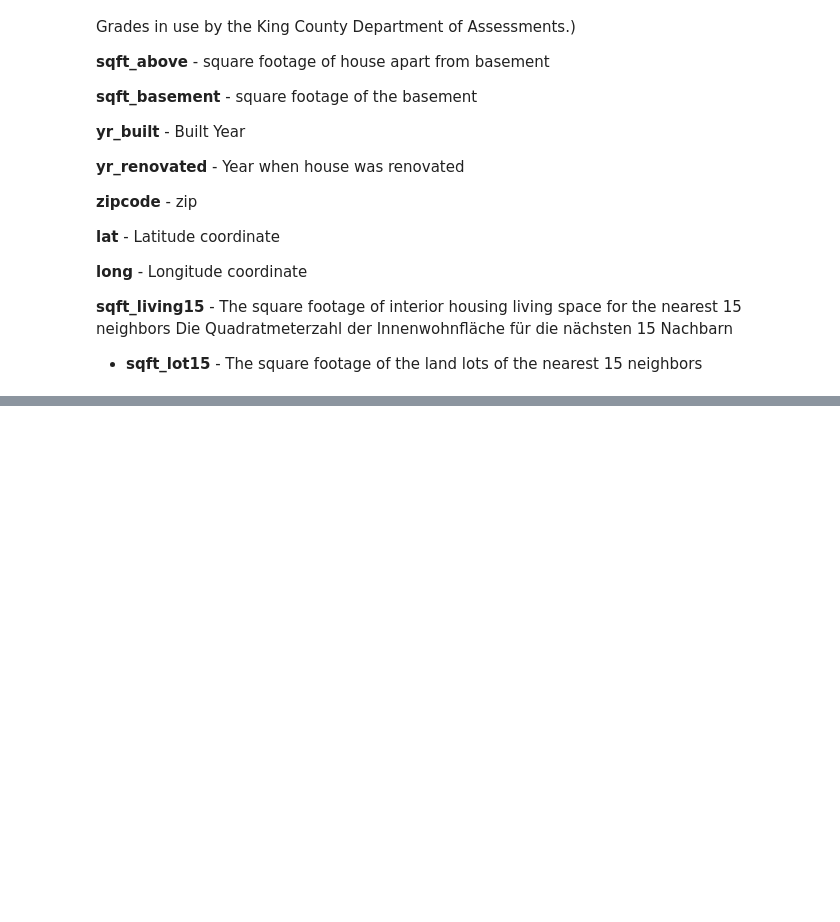
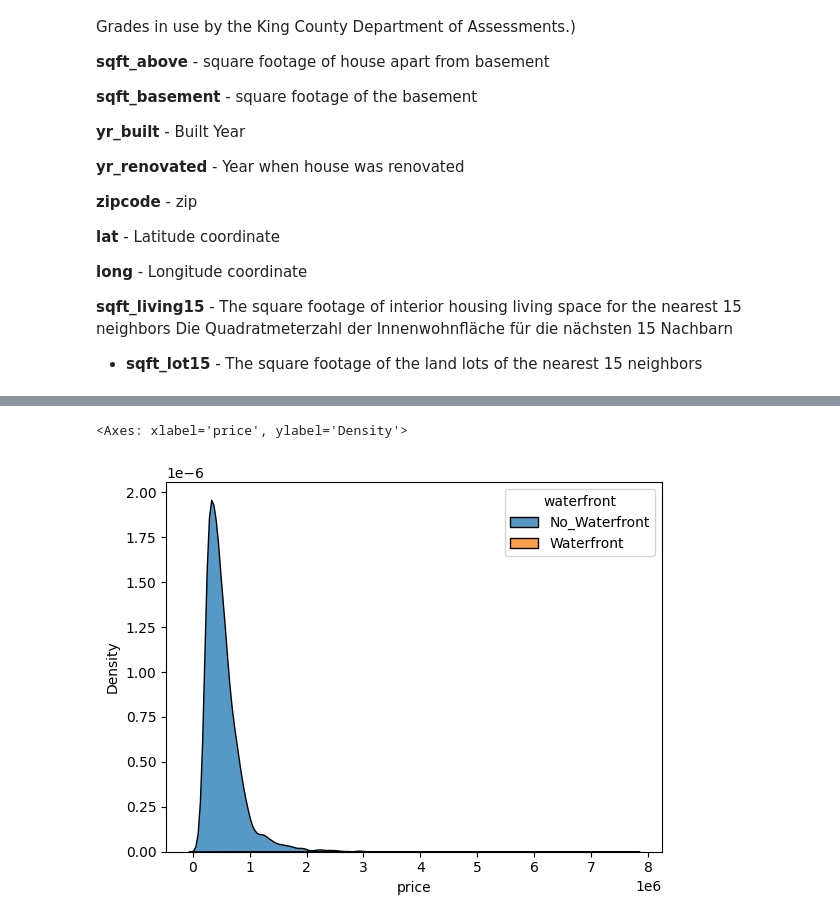
Before and after one commit to pianobacki/Housing_Sales_KingsCounty, a Jupyter notebook: data_overview.ipynb, the cells around one changed output, grey strips where cells are left out. Saved outputs shown, nothing was run; the diff lists cells and outputs as text; code cells hidden in the pictures; blank space fills up the shorter version.

```diff
--- a/data_overview.ipynb
+++ b/data_overview.ipynb
@@ -74,0 +217,6 @@ Die Quadratmeterzahl der Innenwohnfläche für die nächsten 15 Nachbarn
+# %%
+sns.kdeplot(data=df, x="price", hue="waterfront", multiple="stack")
+#there are close to no houses on the waterfront
+# %% [output]
+<Axes: xlabel='price', ylabel='Density'>
+[figure, added]
```
Also changed, not shown: parts of 34 cells of this notebook, 2 other files.
